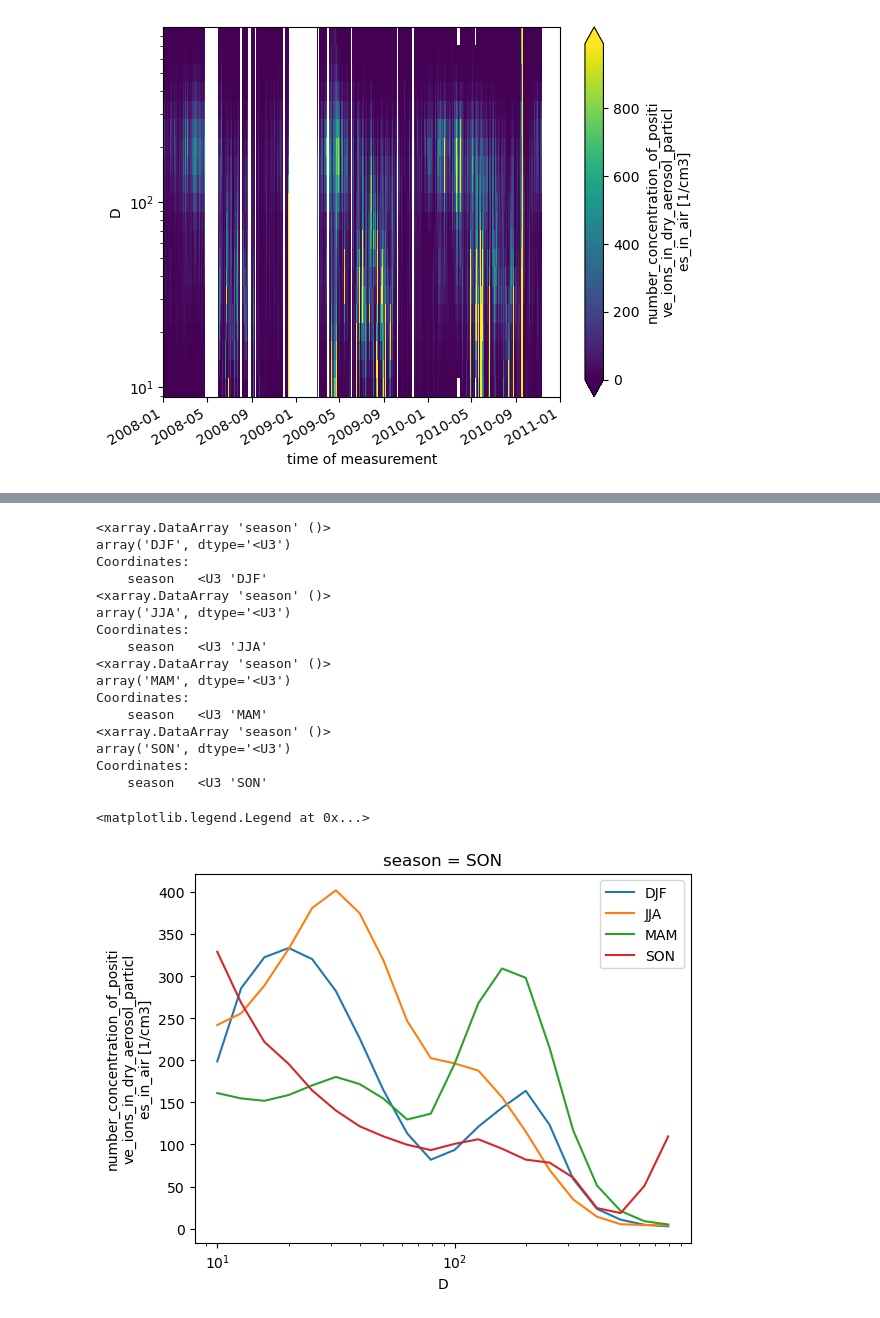
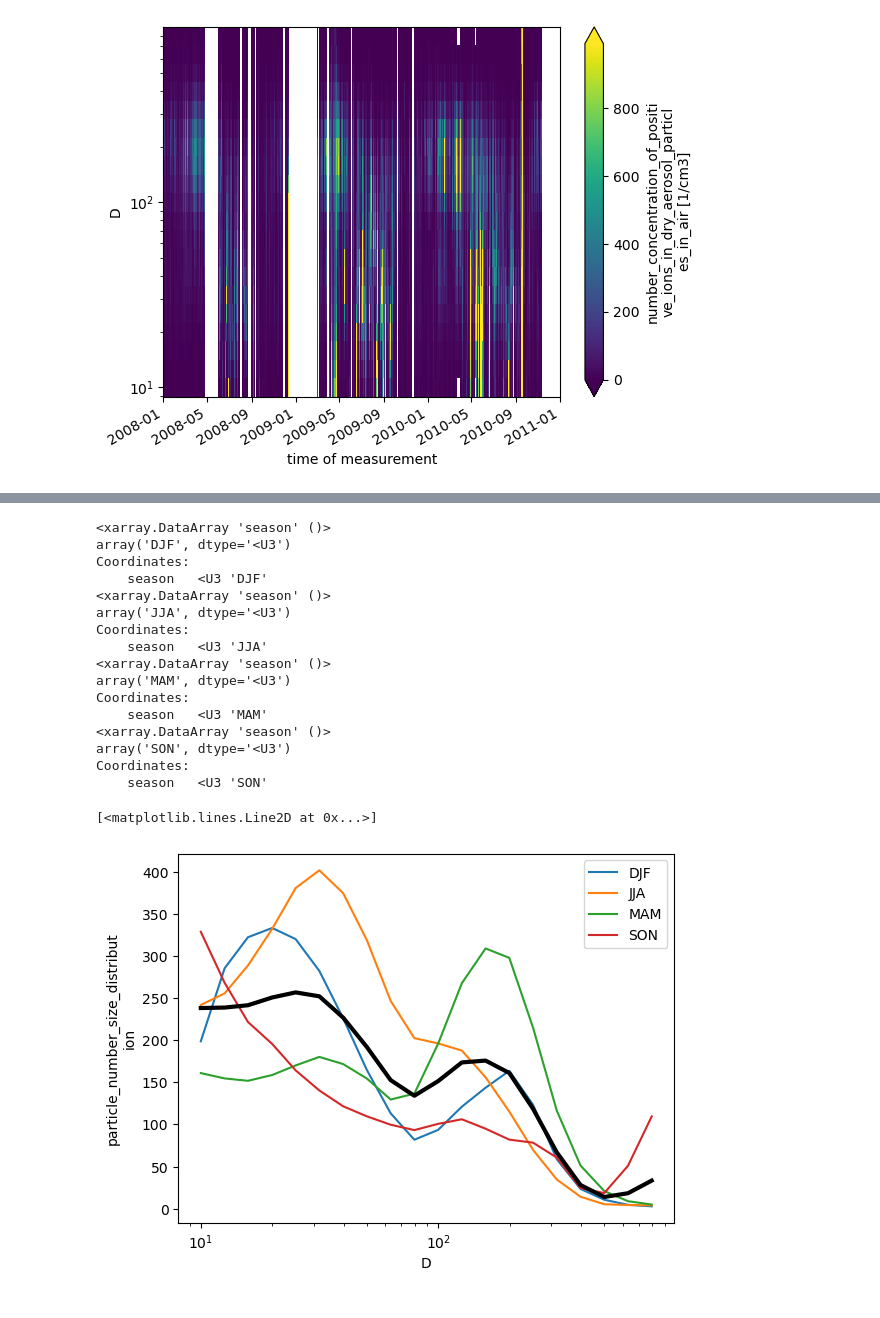
Before and after one commit to eScience-course/-Tjaernoe2022-group1, a Jupyter notebook: notebooks/Stefan/Seasonal Monthly.ipynb, the cells around one changed output, grey strips where cells are left out. Drawn from its saved outputs; the diff is of its cells as text; code cells hidden in the pictures.

Commit message:
Some seasonal data

```diff
--- a/notebooks/Stefan/Seasonal Monthly.ipynb
+++ b/notebooks/Stefan/Seasonal Monthly.ipynb
@@ -122,3 +122,11 @@ dsmf08_ma['particle_number_size_distribution'].plot(robust=True, yscale='log')
 [figure]
 # %%
 import matplotlib.pyplot as plt
+# %%
+#First the data has been plotted, separated by season.
+dsmf08_season = dsmf08.groupby('time.season').mean(keep_attrs=True)
+for seas in dsmf08_season.season:
+    print(seas)
+    dsmf08_season.sel(season=seas)['particle_number_size_distribution'].plot(xscale = "log", label=seas.values)
+#dsmf08_season['particle_number_size_distribution'].mean(dim = "time").plot(xscale = "log")
+plt.legend()
@@ -125,26 +152,30 @@ import matplotlib.pyplot as plt
 # %%
+#Now the once the mask has been applied to the data
 dsmf08_season = dsmf08_ma.groupby('time.season').mean(keep_attrs=True)
 for seas in dsmf08_season.season:
     print(seas)
     dsmf08_season.sel(season=seas)['particle_number_size_distribution'].plot(xscale = "log", label=seas.values)
-#dsmf00_season['particle_number_size_distribution'].mean(dim = "time").plot(xscale = "log")
+#dsmf08_season['particle_number_size_distribution'].mean(dim = "time").plot(xscale = "log")
 plt.legend()
+
+ma = dsmf08['particle_number_size_distribution'].max('D')<3e4
+dsmf08['particle_number_size_distribution'].where(ma).mean(dim = "time").plot(xscale = "log", c='black', linewidth = 3)
 # %% [output]
 <xarray.DataArray 'season' ()>
 array('DJF', dtype='<U3')
 Coordinates:
     season   <U3 'DJF'
 <xarray.DataArray 'season' ()>
 array('JJA', dtype='<U3')
 Coordinates:
     season   <U3 'JJA'
 <xarray.DataArray 'season' ()>
 array('MAM', dtype='<U3')
 Coordinates:
     season   <U3 'MAM'
 <xarray.DataArray 'season' ()>
 array('SON', dtype='<U3')
 Coordinates:
     season   <U3 'SON'
-<matplotlib.legend.Legend at 0x...>
+[<matplotlib.lines.Line2D at 0x...>]
-[figure, old version]
+[figure, new version]
```
Also changed, not shown: parts of 6 cells of this notebook, 2 other files.
